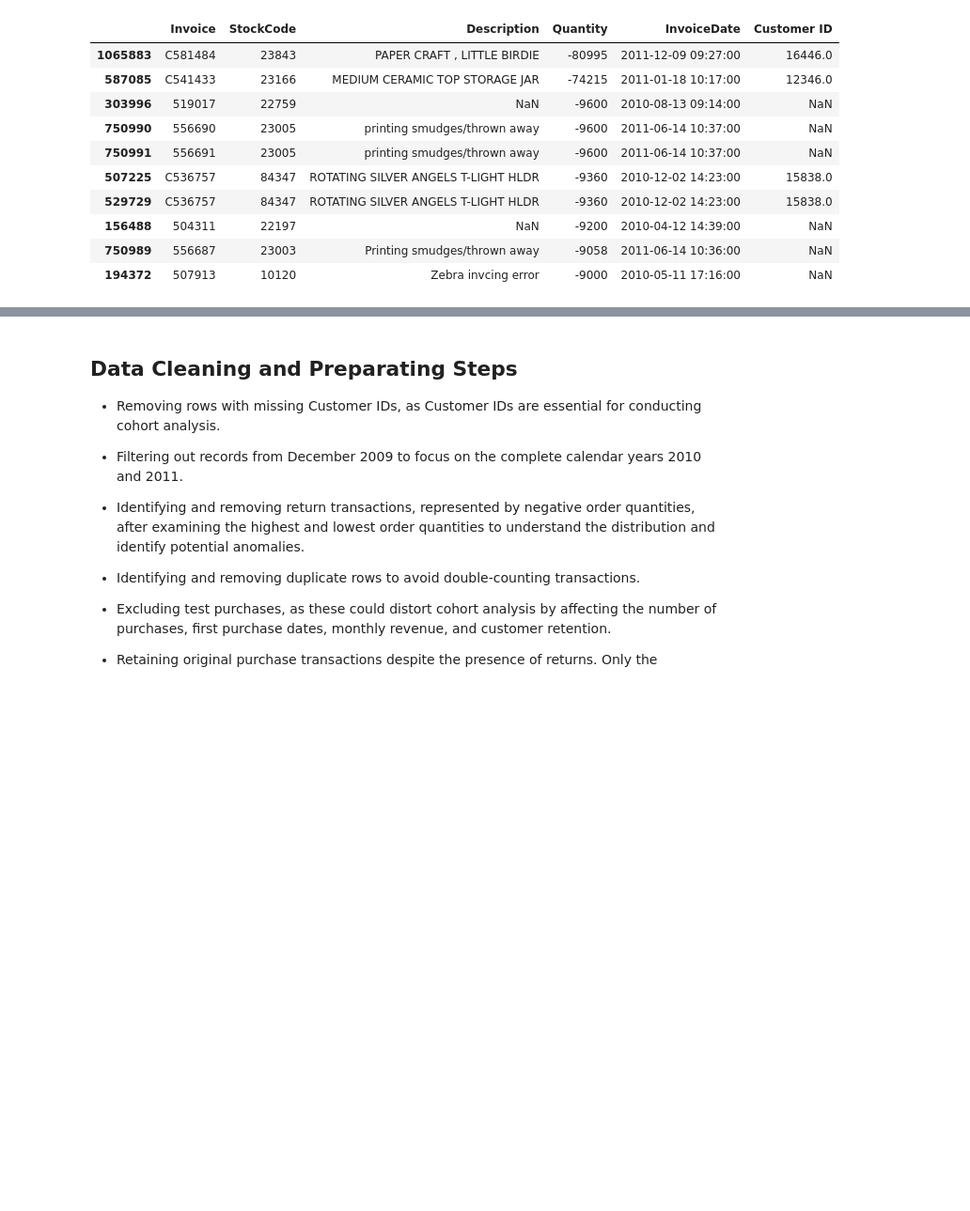
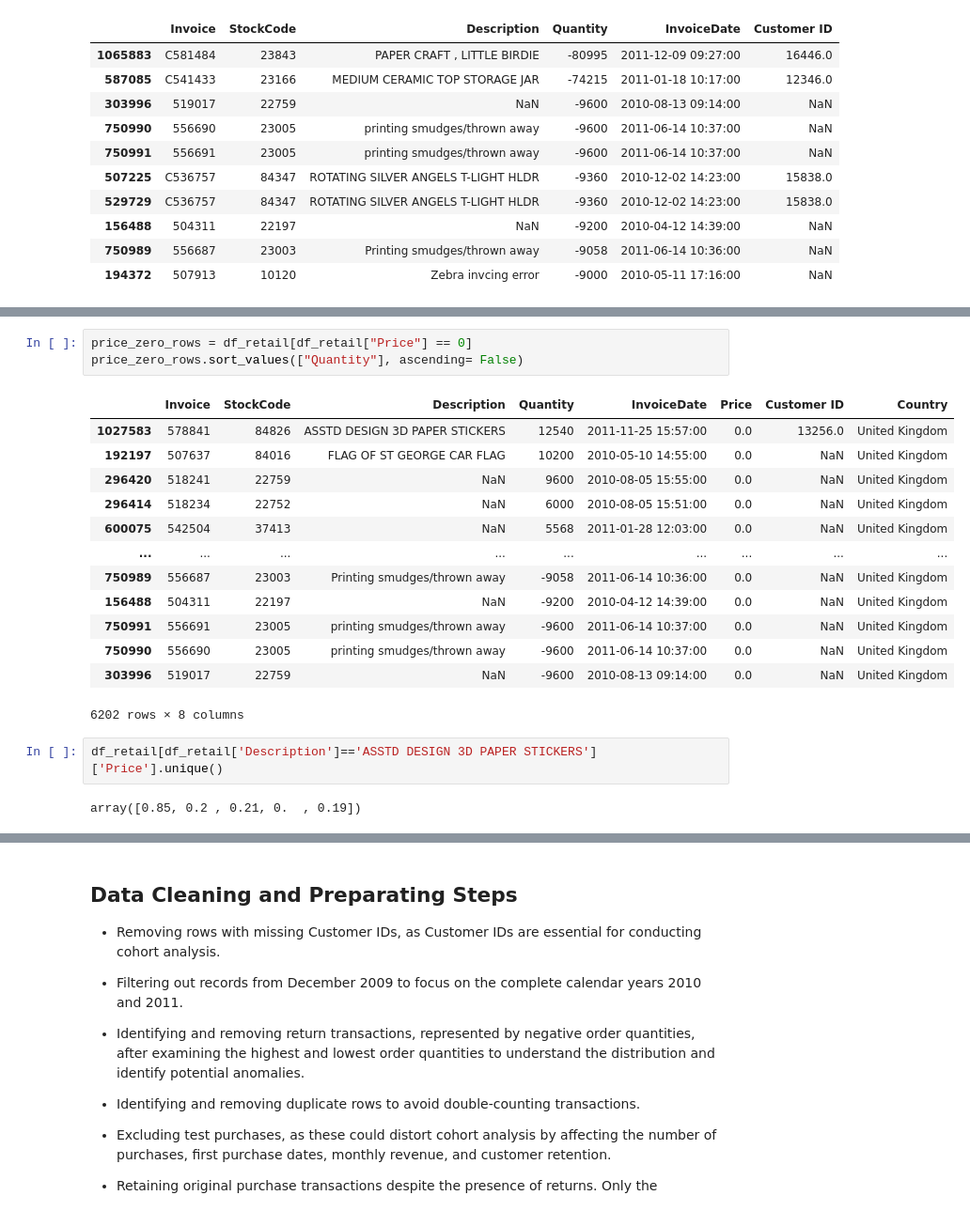
Before and after one commit to kerstin-guttenberger/uci-ii-cohort-analysis, a Jupyter notebook: Online-Retail-cohort-analysis.ipynb, the cells around one changed output, grey strips where cells are left out. Shown at 94% size. Saved outputs shown, nothing was run; the diff lists cells and outputs as text; blank space fills up the shorter version.

```diff
--- a/Online-Retail-cohort-analysis.ipynb
+++ b/Online-Retail-cohort-analysis.ipynb
@@ -179,0 +192,21 @@ df_retail.nsmallest(10, 'Quantity')[
+# %%
+price_zero_rows = df_retail[df_retail["Price"] == 0]
+price_zero_rows.sort_values(["Quantity"], ascending= False)
+# %% [output]
+|  | Invoice | StockCode | Description | Quantity | InvoiceDate | Price | Customer ID | Country |
+| 1027583 | 578841 | 84826 | ASSTD DESIGN 3D PAPER STICKERS | 12540 | 2011-11-25 15:57:00 | 0.0 | 13256.0 | United Kingdom |
+| 192197 | 507637 | 84016 | FLAG OF ST GEORGE CAR FLAG | 10200 | 2010-05-10 14:55:00 | 0.0 | NaN | United Kingdom |
+| 296420 | 518241 | 22759 | NaN | 9600 | 2010-08-05 15:55:00 | 0.0 | NaN | United Kingdom |
+| 296414 | 518234 | 22752 | NaN | 6000 | 2010-08-05 15:51:00 | 0.0 | NaN | United Kingdom |
+| 600075 | 542504 | 37413 | NaN | 5568 | 2011-01-28 12:03:00 | 0.0 | NaN | United Kingdom |
+| ... | ... | ... | ... | ... | ... | ... | ... | ... |
+| 750989 | 556687 | 23003 | Printing smudges/thrown away | -9058 | 2011-06-14 10:36:00 | 0.0 | NaN | United Kingdom |
+| 156488 | 504311 | 22197 | NaN | -9200 | 2010-04-12 14:39:00 | 0.0 | NaN | United Kingdom |
+| 750991 | 556691 | 23005 | printing smudges/thrown away | -9600 | 2011-06-14 10:37:00 | 0.0 | NaN | United Kingdom |
+| 750990 | 556690 | 23005 | printing smudges/thrown away | -9600 | 2011-06-14 10:37:00 | 0.0 | NaN | United Kingdom |
+| 303996 | 519017 | 22759 | NaN | -9600 | 2010-08-13 09:14:00 | 0.0 | NaN | United Kingdom |
+6202 rows × 8 columns
+# %%
+df_retail[df_retail['Description']=='ASSTD DESIGN 3D PAPER STICKERS']['Price'].unique()
+# %% [output]
+array([0.85, 0.2 , 0.21, 0.  , 0.19])
```
Also changed, not shown: parts of 8 cells of this notebook.
